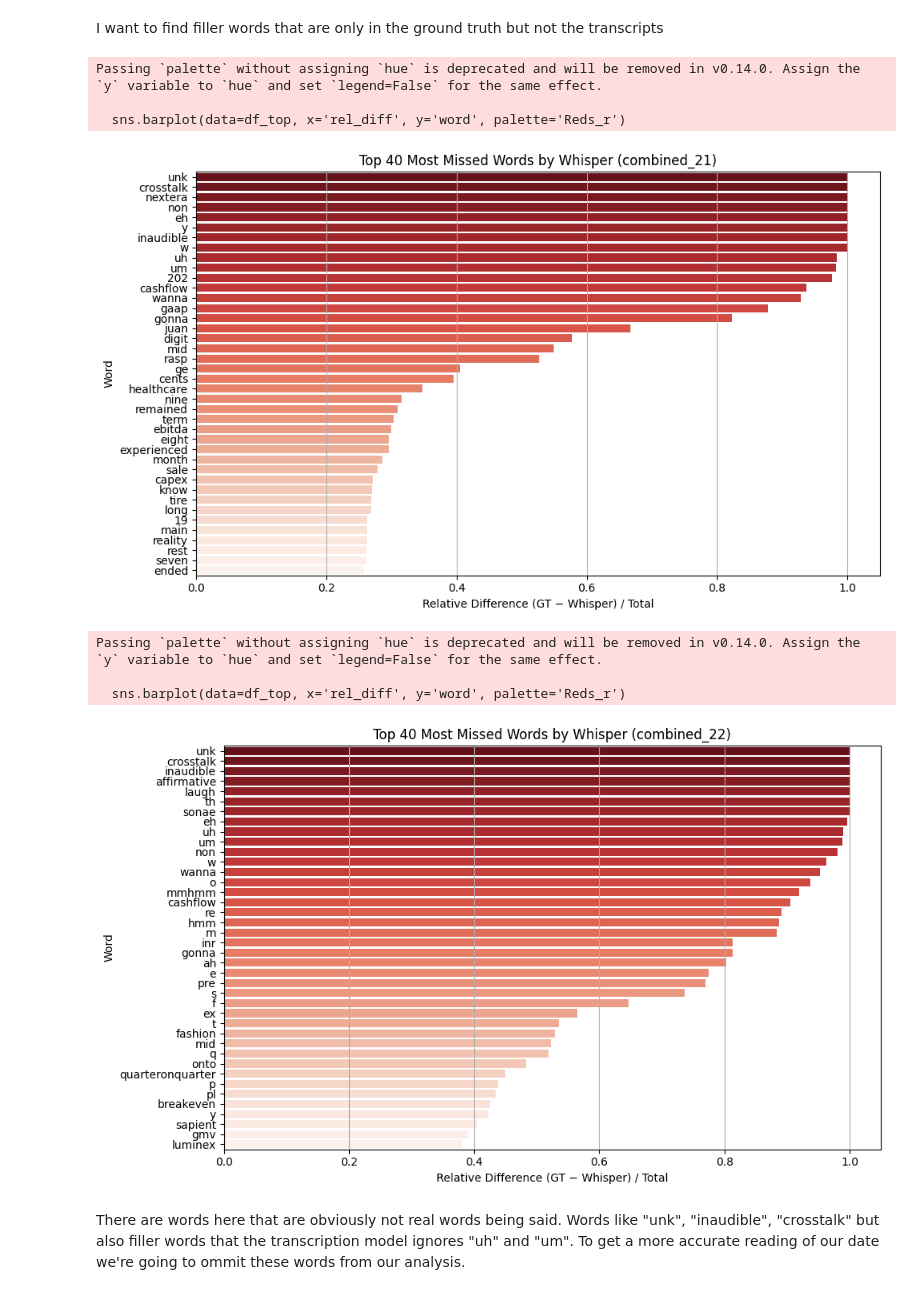
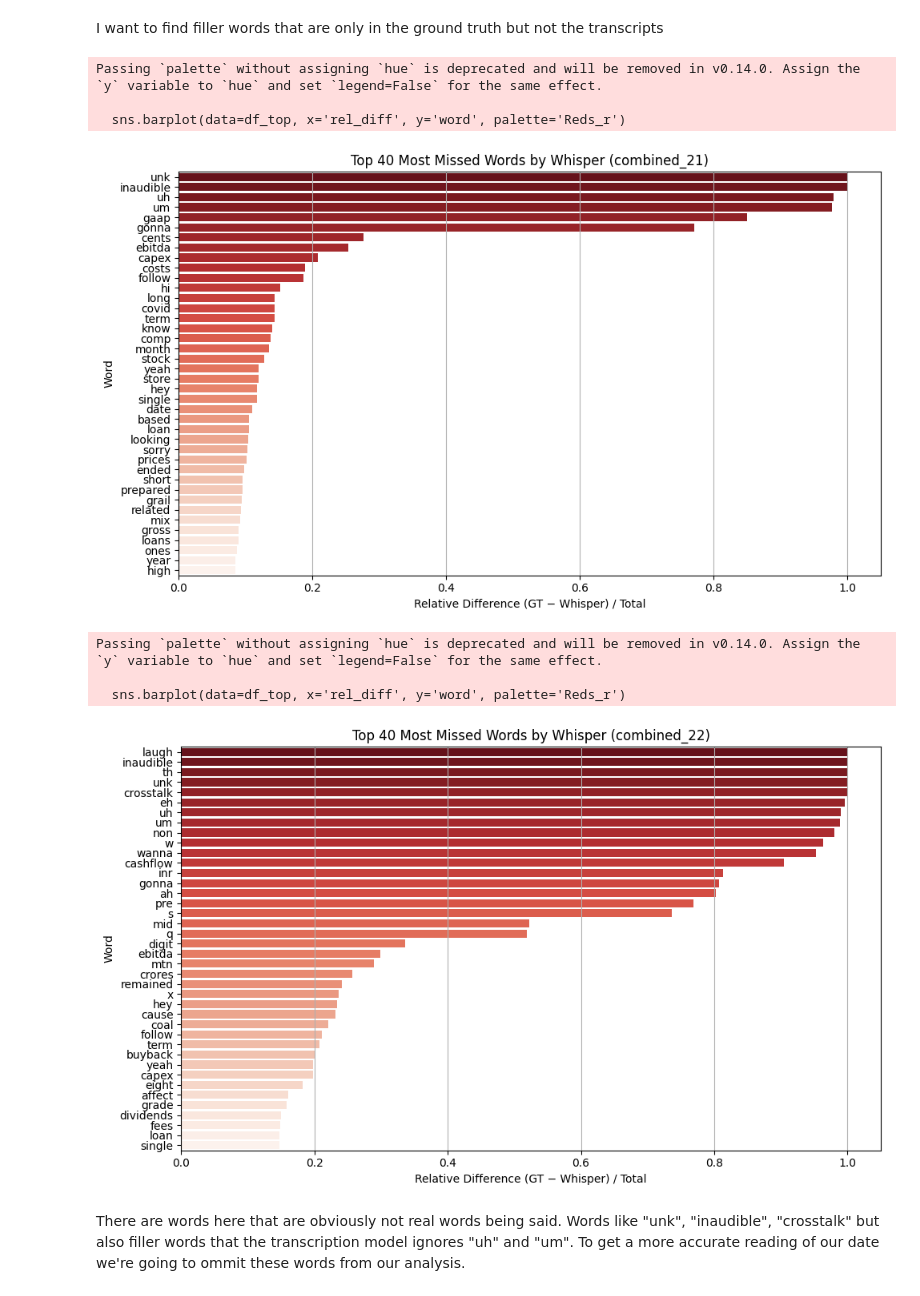
Before and after one commit to MakkerW/Thesis, a Jupyter notebook: Metrics.ipynb, the cells around one changed output. Drawn from its saved outputs; the diff is of its cells as text; code cells hidden in the pictures.

Commit message:
CLeanup in metrics

```diff
--- a/Metrics.ipynb
+++ b/Metrics.ipynb
@@ -18,7 +18,10 @@ import pandas as pd
 from rapidfuzz import fuzz, process
 import random
 # %%
-
+def clean_and_tokenize(text):
+    text = text.lower()
+    text = re.sub(r'[^\w\s]', '', text)
+    return text.split()
 def read_txt_file(path):
     with open(path, 'r', encoding='utf-8') as f:
         return f.read().strip()
@@ -55,6 +58,8 @@ def evaluate_folder(base_folder):
     for folder_name, gt_path, hyp_path in pairs:
         gt = read_txt_file(gt_path)
         hyp = read_txt_file(hyp_path)
+        gt = ' '.join(clean_and_tokenize(gt))
+        hyp = ' '.join(clean_and_tokenize(hyp))
         metrics = compute_metrics(gt, hyp)
         results.append({
             "folder": folder_name,
@@ -220,7 +225,7 @@ def clean_and_tokenize(text):
     text = re.sub(r'[^\w\s]', '', text)
     return text.split()
 
-def get_top_missed_words(df_paths, label, top_n=40, min_total=50, plot=True):
+def get_top_missed_words(df_paths, label, top_n=40, min_total=100, plot=True):
     gt_words = []
     hyp_words = []
     for _, row in df_paths.iterrows():
@@ -244,38 +249,38 @@ def get_top_missed_words(df_paths, label, top_n=40, min_total=50, plot=True):
             'gt_count': gt_count,
             'whisper_count': hyp_count,
             'rel_diff': rel_diff
         })
 
     df_diff = pd.DataFrame(data)
     df_top = df_diff.sort_values(by='rel_diff', ascending=False).head(top_n)
 
     if plot:
         plt.figure(figsize=(10, 6))
         sns.barplot(data=df_top, x='rel_diff', y='word', palette='Reds_r')
         plt.xlabel("Relative Difference (GT − Whisper) / Total")
         plt.ylabel("Word")
         plt.title(f"Top {top_n} Most Missed Words by Whisper ({label})")
         plt.grid(True, axis='x')
         plt.tight_layout()
         plt.show()
 
     return df_top
 
 # Run for each dataset
 df_top_21 = get_top_missed_words(df_paths_21, label='combined_21')
 df_top_22 = get_top_missed_words(df_paths_22, label='combined_22')
 
 # Combine top words from both sets
 top_words = set(df_top_21['word']) | set(df_top_22['word'])
 # %% [output]
 Passing `palette` without assigning `hue` is deprecated and will be removed in v0.14.0. Assign the `y` variable to `hue` and set `legend=False` for the same effect.
 
   sns.barplot(data=df_top, x='rel_diff', y='word', palette='Reds_r')
-[figure, old version]
+[figure, new version]
 Passing `palette` without assigning `hue` is deprecated and will be removed in v0.14.0. Assign the `y` variable to `hue` and set `legend=False` for the same effect.
 
   sns.barplot(data=df_top, x='rel_diff', y='word', palette='Reds_r')
-[figure, old version]
+[figure, new version]
 # %% [markdown]
 There are words here that are obviously not real words being said. Words like "unk", "inaudible", "crosstalk" but also filler words that the transcription model ignores "uh" and "um". To get a more accurate reading of our date we're going to ommit these words from our analysis.
 # %% [markdown]
```
Also changed, not shown: parts of 8 cells of this notebook, 1 other file.
